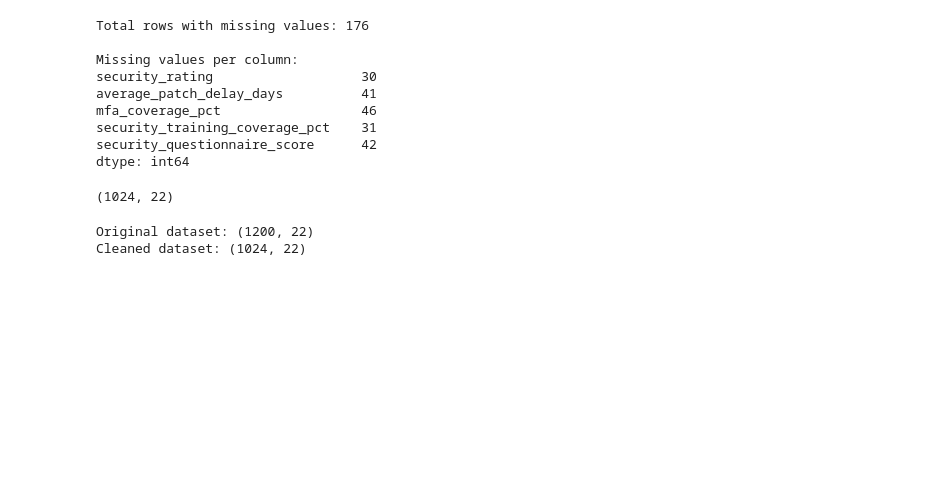
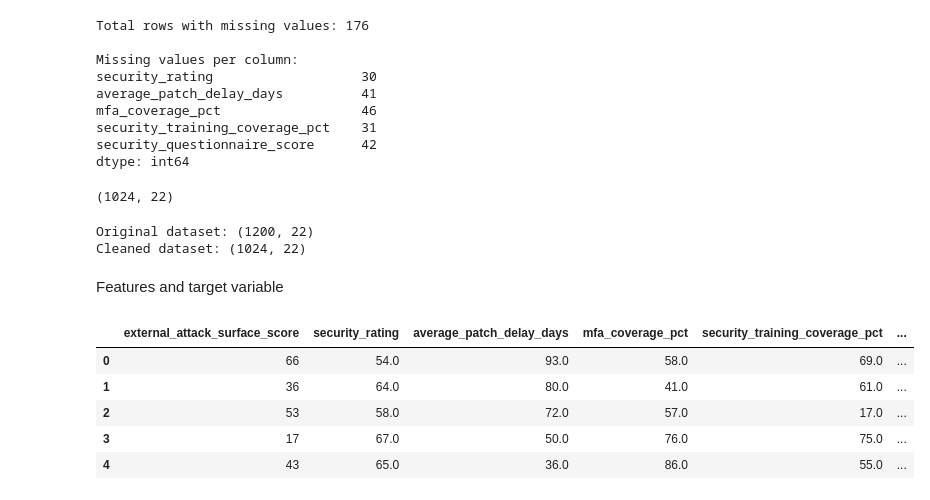
Before and after one commit to lyudmildimitrov1997-sudo/pppp, a Jupyter notebook: Case 1_FINAL.ipynb, the cells around one changed output. Saved outputs shown, nothing was run; the diff lists cells and outputs as text; code cells hidden in the pictures; blank space fills up the shorter version.

```diff
--- a/Case 1_FINAL.ipynb
+++ b/Case 1_FINAL.ipynb
@@ -142,3 +140,29 @@ print("Cleaned dataset:", data_cleaned.shape)
 # %% [output]
 Original dataset: (1200, 22)
 Cleaned dataset: (1024, 22)
+# %% [markdown]
+Features and target variable
+# %%
+feature_cols = [
+    "external_attack_surface_score",
+    "security_rating",
+    "average_patch_delay_days",
+    "mfa_coverage_pct",
+    "security_training_coverage_pct",
+    "prior_incidents_3y",
+    "fourth_party_dependency_count",
+    "security_questionnaire_score"
+]
+
+X = data_cleaned[feature_cols]
+
+y = data_cleaned["cybersecurity_incident_past_12m"].astype(int)
+# %%
+X.head()
+# %% [output]
+|  | external_attack_surface_score | security_rating | average_patch_delay_days | mfa_coverage_pct | security_training_coverage_pct | ... |
+| 0 | 66 | 54.0 | 93.0 | 58.0 | 69.0 | ... |
+| 1 | 36 | 64.0 | 80.0 | 41.0 | 61.0 | ... |
+| 2 | 53 | 58.0 | 72.0 | 57.0 | 17.0 | ... |
+| 3 | 17 | 67.0 | 50.0 | 76.0 | 75.0 | ... |
+| 4 | 43 | 65.0 | 36.0 | 86.0 | 55.0 | ... |
```
Also changed, not shown: parts of 19 cells of this notebook.
